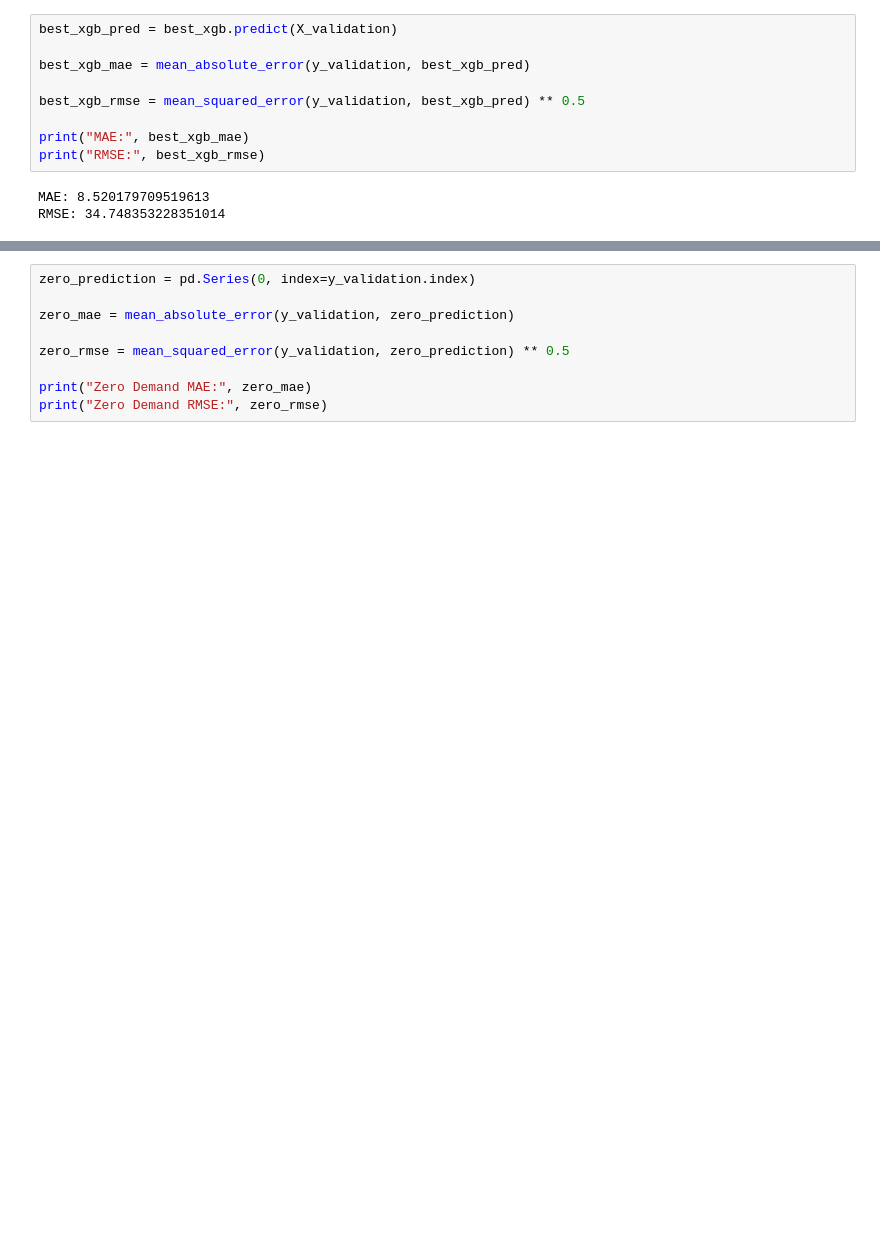
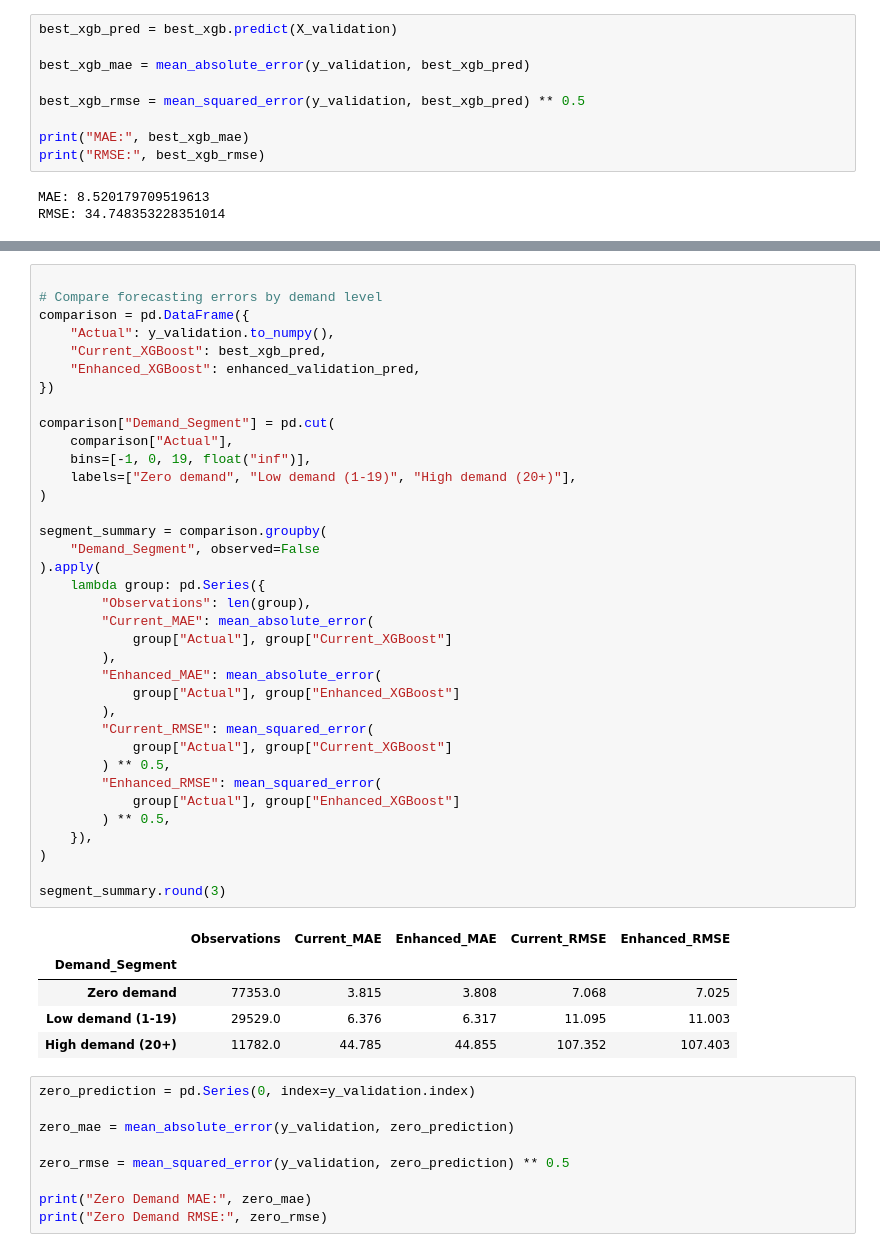
Before and after one commit to rajdeep-senapati/stocksense, a Jupyter notebook: notebooks/02_demand_forecasting.ipynb, the cells around one changed output, grey strips where cells are left out. Saved outputs shown, nothing was run; the diff lists cells and outputs as text; blank space fills up the shorter version.

Commit message:
Add demand-segment forecasting evaluation

```diff
--- a/notebooks/02_demand_forecasting.ipynb
+++ b/notebooks/02_demand_forecasting.ipynb
@@ -796,3 +807,45 @@ feature_experiment_results
+# %%
+
+# Compare forecasting errors by demand level
+comparison = pd.DataFrame({
+    "Actual": y_validation.to_numpy(),
+    "Current_XGBoost": best_xgb_pred,
+    "Enhanced_XGBoost": enhanced_validation_pred,
+})
+
+comparison["Demand_Segment"] = pd.cut(
+    comparison["Actual"],
+    bins=[-1, 0, 19, float("inf")],
+    labels=["Zero demand", "Low demand (1-19)", "High demand (20+)"],
+)
+
+segment_summary = comparison.groupby(
+    "Demand_Segment", observed=False
+).apply(
+    lambda group: pd.Series({
+        "Observations": len(group),
+        "Current_MAE": mean_absolute_error(
+            group["Actual"], group["Current_XGBoost"]
+        ),
+        "Enhanced_MAE": mean_absolute_error(
+            group["Actual"], group["Enhanced_XGBoost"]
+        ),
+        "Current_RMSE": mean_squared_error(
+            group["Actual"], group["Current_XGBoost"]
+        ) ** 0.5,
+        "Enhanced_RMSE": mean_squared_error(
+            group["Actual"], group["Enhanced_XGBoost"]
+        ) ** 0.5,
+    }),
+)
+
+segment_summary.round(3)
+# %% [output]
+|  | Observations | Current_MAE | Enhanced_MAE | Current_RMSE | Enhanced_RMSE |
+| Demand_Segment |  |  |  |  |  |
+| Zero demand | 77353.0 | 3.815 | 3.808 | 7.068 | 7.025 |
+| Low demand (1-19) | 29529.0 | 6.376 | 6.317 | 11.095 | 11.003 |
+| High demand (20+) | 11782.0 | 44.785 | 44.855 | 107.352 | 107.403 |
 # %%
 zero_prediction = pd.Series(0, index=y_validation.index)
 
```
Also changed, not shown: parts of 20 cells of this notebook.
